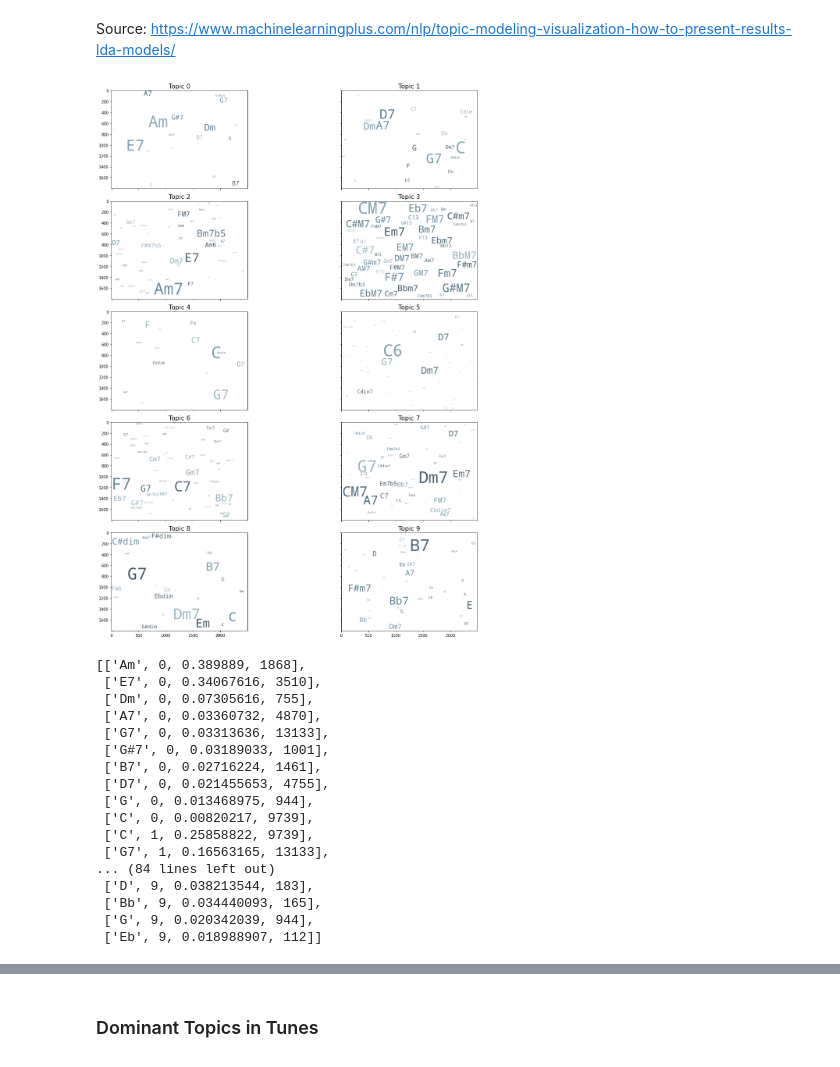
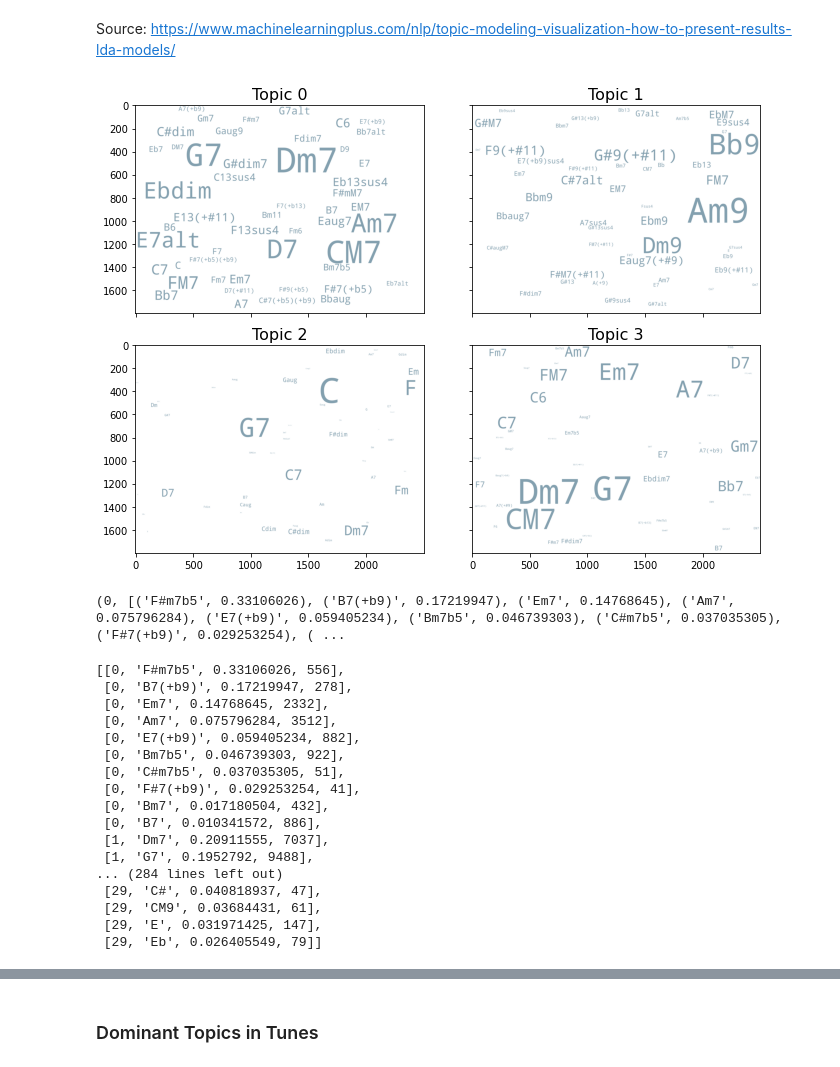
Before and after one commit to 11doris/jazz-tunes-similarity, a Jupyter notebook: chords_topics.ipynb, the cells around one changed output, grey strips where cells are left out. Cells and saved outputs as stored; diff of their text form; code cells hidden in the pictures.

Commit message:
Use 30 topics to cluster the full chords of the tunes.

```diff
--- a/chords_topics.ipynb
+++ b/chords_topics.ipynb
@@ -151,17 +210,21 @@ id2word = corpora.Dictionary(data)
 # %%
 # Create Corpus: Term Document Frequency
-corpus = [id2word.doc2bow(text) for text in data]
+corpus = [id2word.doc2bow(tune) for tune in data]
 # %%
 %%time
-TOTAL_TOPICS = 10
+TOTAL_TOPICS = 30
 lda_model = gensim.models.LdaModel(corpus=corpus,
                                    id2word=id2word,
-                                   #chunksize=1740,
+                                   chunksize=200,
                                    alpha='auto',
                                    eta='auto',
+                                   #eta=0.1,
                                    random_state=42,
-                                   iterations=500,
+                                   #iterations=500,
                                    num_topics=TOTAL_TOPICS,
-                                   passes=20,
-                                   eval_every=None)
+                                   passes=30,
+                                   per_word_topics=True,
+                                   eval_every=None,
+                                   update_every=0,  # batch learning, start from scratch everytime (<> online learning)
+                                   )
 # %% [output]
@@ -254,7 +292,8 @@ import random
 
 def grey_color_func(word, font_size, position, orientation, random_state=None,
                     **kwargs):
-    return "hsl(200, 22%%, %d%%)" % random.randint(30, 70)
+    #return "hsl(200, 22%%, %d%%)" % random.randint(30, 70)
+    return "hsl(200, 22%, 60%)"
 # %%
 # 1. Wordcloud of Top N words in each topic
 from matplotlib import pyplot as plt
@@ -273,6 +312,6 @@ cloud = WordCloud(#stopwords=stop_words,
                   #color_func=lambda *args, **kwargs: cols[i],
                   prefer_horizontal=1.0)
 
-topics = lda_model.show_topics(num_topics=10, num_words=50, formatted=False)
+topics = lda_model.show_topics(num_topics=4, num_words=50, formatted=False)
 len(topics)
 # %% [output]
@@ -284,52 +323,54 @@ lda_model[corpus]
 # %% [markdown]
 Source: https://www.machinelearningplus.com/nlp/topic-modeling-visualization-how-to-present-results-lda-models/
 # %%
-fig, axes = plt.subplots(5, 2, figsize=(20,20), sharex=True, sharey=True)
+fig, axes = plt.subplots(2, 2, figsize=(10,7), sharex=True, sharey=True)
 
 for i, ax in enumerate(axes.flatten()):
     fig.add_subplot(ax)
     topic_words = dict(topics[i][1])
     cloud.generate_from_frequencies(topic_words, max_font_size=300)
     plt.gca().imshow(cloud)
     plt.gca().set_title('Topic ' + str(i), fontdict=dict(size=16))
     #plt.gca().axis('off')
 
 
 plt.subplots_adjust(wspace=0, hspace=0)
 #plt.axis('off')
 plt.margins(x=0, y=0)
 plt.tight_layout()
 plt.show()
 # %% [output]
-[figure, old version]
+[figure, new version]
 # %%
 from collections import Counter
-topics = lda_model.show_topics(num_topics=15, num_words=10, formatted=False)
+topics = lda_model.show_topics(num_topics=TOTAL_TOPICS, num_words=10, formatted=False)
+print(topics[0])
 data_flat = [w for w_list in data for w in w_list]
 counter = Counter(data_flat)
 
 out = []
 for i, topic in topics:
     for word, weight in topic:
-        out.append([word, i , weight, counter[word]])
+        out.append([i, word , weight, counter[word]])
 
 out
 # %% [output]
-[['Am', 0, 0.389889, 1868],
- ['E7', 0, 0.34067616, 3510],
- ['Dm', 0, 0.07305616, 755],
- ['A7', 0, 0.03360732, 4870],
- ['G7', 0, 0.03313636, 13133],
- ['G#7', 0, 0.03189033, 1001],
- ['B7', 0, 0.02716224, 1461],
- ['D7', 0, 0.021455653, 4755],
- ['G', 0, 0.013468975, 944],
- ['C', 0, 0.00820217, 9739],
- ['C', 1, 0.25858822, 9739],
- ['G7', 1, 0.16563165, 13133],
-... (84 lines left out)
- ['D', 9, 0.038213544, 183],
- ['Bb', 9, 0.034440093, 165],
- ['G', 9, 0.020342039, 944],
- ['Eb', 9, 0.018988907, 112]]
+(0, [('F#m7b5', 0.33106026), ('B7(+b9)', 0.17219947), ('Em7', 0.14768645), ('Am7', 0.075796284), ('E7(+b9)', 0.059405234), ('Bm7b5', 0.046739303), ('C#m7b5', 0.037035305), ('F#7(+b9)', 0.029253254), ( ...
+[[0, 'F#m7b5', 0.33106026, 556],
+ [0, 'B7(+b9)', 0.17219947, 278],
+ [0, 'Em7', 0.14768645, 2332],
+ [0, 'Am7', 0.075796284, 3512],
+ [0, 'E7(+b9)', 0.059405234, 882],
+ [0, 'Bm7b5', 0.046739303, 922],
+ [0, 'C#m7b5', 0.037035305, 51],
+ [0, 'F#7(+b9)', 0.029253254, 41],
+ [0, 'Bm7', 0.017180504, 432],
+ [0, 'B7', 0.010341572, 886],
+ [1, 'Dm7', 0.20911555, 7037],
+ [1, 'G7', 0.1952792, 9488],
+... (284 lines left out)
+ [29, 'C#', 0.040818937, 47],
+ [29, 'CM9', 0.03684431, 61],
+ [29, 'E', 0.031971425, 147],
+ [29, 'Eb', 0.026405549, 79]]
 # %%
```
Also changed, not shown: parts of 57 cells of this notebook.
